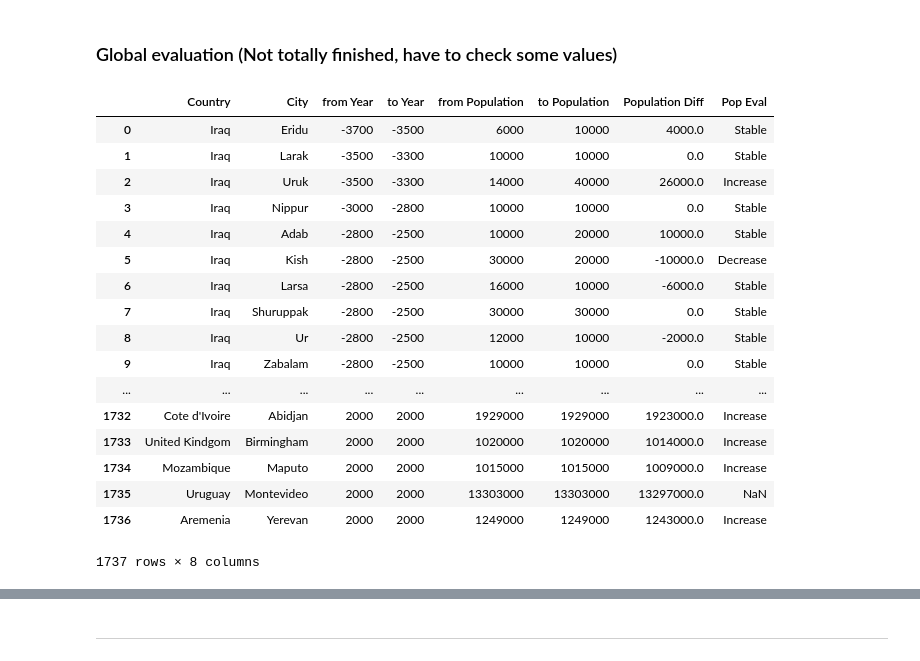
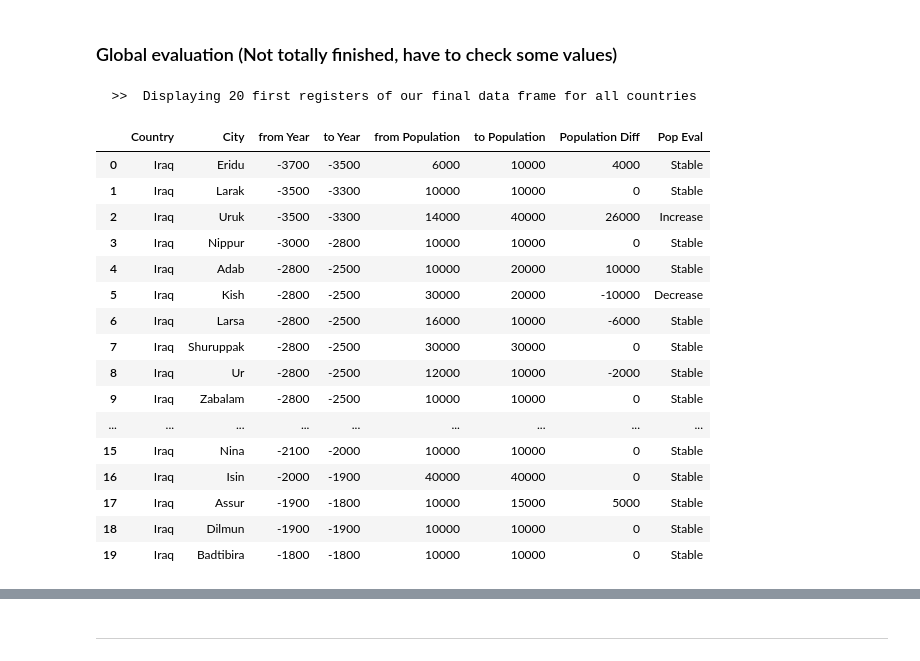
Before and after one commit to ironhack-datalabs/mad-oct-2018, a Jupyter notebook: module-1/pandas-project/your-code/pandas-project.ipynb, the cells around one changed output, grey strips where cells are left out. Saved outputs shown, nothing was run; the diff lists cells and outputs as text; code cells hidden in the pictures.

```diff
--- a/module-1/pandas-project/your-code/pandas-project.ipynb
+++ b/module-1/pandas-project/your-code/pandas-project.ipynb
@@ -308,50 +310,51 @@ for country in excel_file['Country'].unique().tolist():
     year_pop=[]
     for city_name in pop_country['City'].unique().tolist():
         y0,y1,p0,p1=dif_pop(pop_country,city_name)
         year_pop.append([country,city_name,y0,y1,p0,p1])
 
 
     if counter==1:
         df_year_pop=pd.DataFrame(year_pop,columns=['Country','City','from Year','to Year','from Population','to Population'])
-        df_year_pop['Population Diff']=df_year_pop['to Population']-df_oldest['from Population']
         df_final=df_year_pop
     else:
         df_year_pop=pd.DataFrame(year_pop,columns=['Country','City','from Year','to Year','from Population','to Population'])
-        df_year_pop['Population Diff']=df_year_pop['to Population']-df_oldest['from Population']
         df_final=pd.concat((df_final,df_year_pop),axis=0).reset_index(drop=True)
 
+df_final['Population Diff']=df_final['to Population']-df_final['from Population']
 label=['Decrease','Stable','Increase']
 
 ## Defining bins width
 
 margin=[(df_final['to Population']-df_final['from Population']).min()*1.1,-10000,10000,
         (df_final['to Population']-df_final['from Population']).max()*1.1]
 
 ## Decrease will be one with a Population Diff less than -10000 people
 ## Increase will be one with a Population Diff more than 10000 people
 ## Stable will be one with a Population Diff between -10000 and 10000 people
 
 bins = pd.cut(df_final['Population Diff'],margin, labels=label)
 final_final=df_final
 final_final['Pop Eval']=bins
 
-display(final_final)
+print("")
+print("  >>  Displaying 20 first registers of our final data frame for all countries")
+display(final_final.head(20))
 # %% [output]
+  >>  Displaying 20 first registers of our final data frame for all countries
 |  | Country | City | from Year | to Year | from Population | to Population | Population Diff | Pop Eval |
-| 0 | Iraq | Eridu | -3700 | -3500 | 6000 | 10000 | 4000.0 | Stable |
-| 1 | Iraq | Larak | -3500 | -3300 | 10000 | 10000 | 0.0 | Stable |
-| 2 | Iraq | Uruk | -3500 | -3300 | 14000 | 40000 | 26000.0 | Increase |
-| 3 | Iraq | Nippur | -3000 | -2800 | 10000 | 10000 | 0.0 | Stable |
-| 4 | Iraq | Adab | -2800 | -2500 | 10000 | 20000 | 10000.0 | Stable |
-| 5 | Iraq | Kish | -2800 | -2500 | 30000 | 20000 | -10000.0 | Decrease |
-| 6 | Iraq | Larsa | -2800 | -2500 | 16000 | 10000 | -6000.0 | Stable |
-| 7 | Iraq | Shuruppak | -2800 | -2500 | 30000 | 30000 | 0.0 | Stable |
-| 8 | Iraq | Ur | -2800 | -2500 | 12000 | 10000 | -2000.0 | Stable |
-| 9 | Iraq | Zabalam | -2800 | -2500 | 10000 | 10000 | 0.0 | Stable |
+| 0 | Iraq | Eridu | -3700 | -3500 | 6000 | 10000 | 4000 | Stable |
+| 1 | Iraq | Larak | -3500 | -3300 | 10000 | 10000 | 0 | Stable |
+| 2 | Iraq | Uruk | -3500 | -3300 | 14000 | 40000 | 26000 | Increase |
+| 3 | Iraq | Nippur | -3000 | -2800 | 10000 | 10000 | 0 | Stable |
+| 4 | Iraq | Adab | -2800 | -2500 | 10000 | 20000 | 10000 | Stable |
+| 5 | Iraq | Kish | -2800 | -2500 | 30000 | 20000 | -10000 | Decrease |
+| 6 | Iraq | Larsa | -2800 | -2500 | 16000 | 10000 | -6000 | Stable |
+| 7 | Iraq | Shuruppak | -2800 | -2500 | 30000 | 30000 | 0 | Stable |
+| 8 | Iraq | Ur | -2800 | -2500 | 12000 | 10000 | -2000 | Stable |
+| 9 | Iraq | Zabalam | -2800 | -2500 | 10000 | 10000 | 0 | Stable |
 | ... | ... | ... | ... | ... | ... | ... | ... | ... |
-| 1732 | Cote d'Ivoire | Abidjan | 2000 | 2000 | 1929000 | 1929000 | 1923000.0 | Increase |
-| 1733 | United Kindgom | Birmingham | 2000 | 2000 | 1020000 | 1020000 | 1014000.0 | Increase |
-| 1734 | Mozambique | Maputo | 2000 | 2000 | 1015000 | 1015000 | 1009000.0 | Increase |
-| 1735 | Uruguay | Montevideo | 2000 | 2000 | 13303000 | 13303000 | 13297000.0 | NaN |
-| 1736 | Aremenia | Yerevan | 2000 | 2000 | 1249000 | 1249000 | 1243000.0 | Increase |
+| 15 | Iraq | Nina | -2100 | -2000 | 10000 | 10000 | 0 | Stable |
+| 16 | Iraq | Isin | -2000 | -1900 | 40000 | 40000 | 0 | Stable |
+| 17 | Iraq | Assur | -1900 | -1800 | 10000 | 15000 | 5000 | Stable |
+| 18 | Iraq | Dilmun | -1900 | -1900 | 10000 | 10000 | 0 | Stable |
+| 19 | Iraq | Badtibira | -1800 | -1800 | 10000 | 10000 | 0 | Stable |
-1737 rows × 8 columns
```
Also changed, not shown: parts of 4 cells of this notebook.
